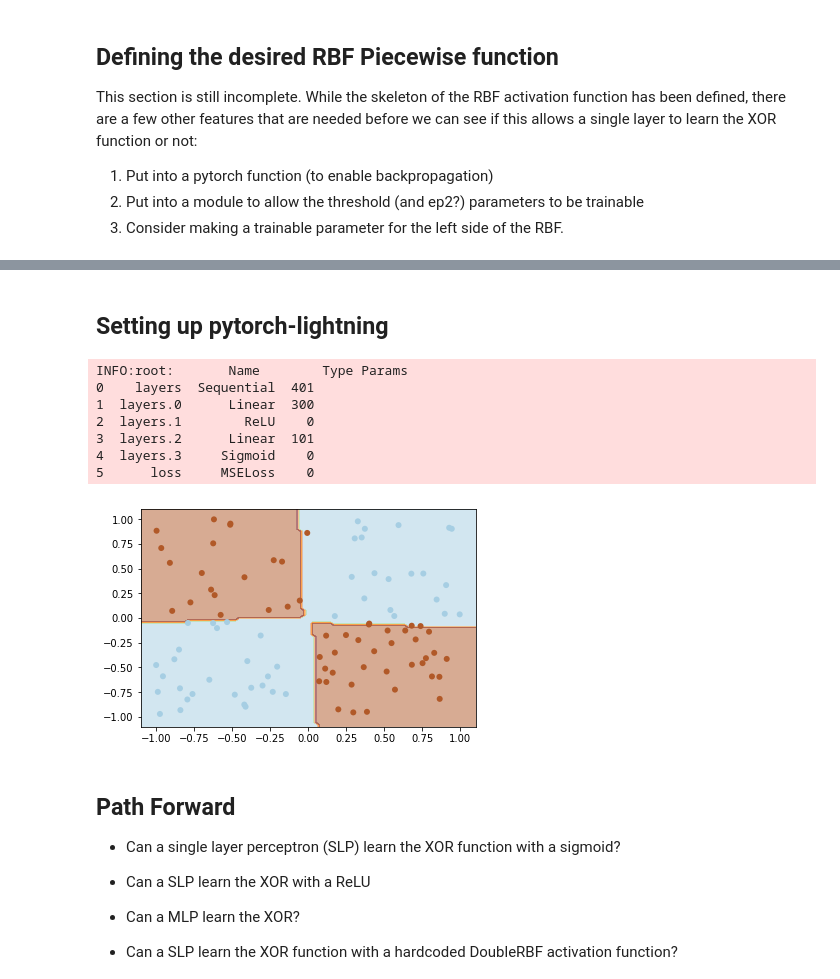
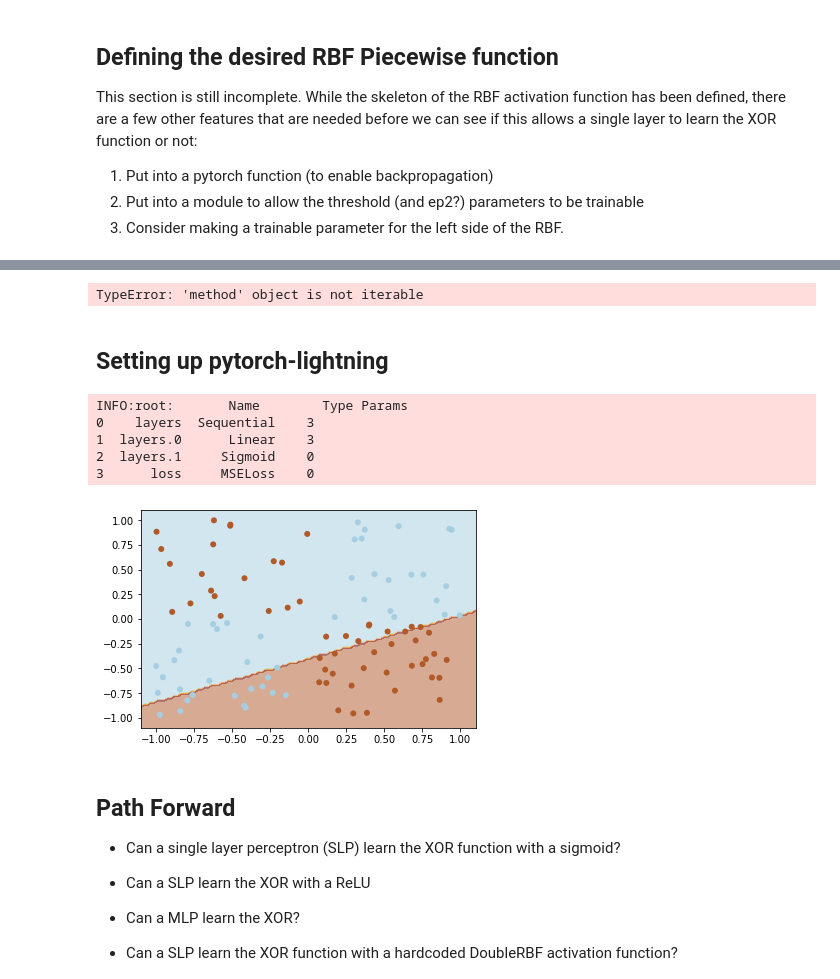
Before and after one commit to bhoov/xor-act-fn, a Jupyter notebook: notebooks/Initial RBF tests.ipynb, the cells around one changed output, grey strips where cells are left out. Drawn from its saved outputs; the diff is of its cells as text; code cells hidden in the pictures.

```diff
--- a/notebooks/Initial RBF tests.ipynb
+++ b/notebooks/Initial RBF tests.ipynb
@@ -6,0 +26,6 @@ import pytorch_lightning as pl
+# %%
+def xor(x: torch.tensor) -> torch.tensor:
+    """Given a 2D tensor x, return 1 if x[0] has different sign than x[1], otherwise return 0"""
+    assert len(x.shape) == 2, "Expects 2 dimensional tensor!"
+    assert x.shape[1] == 2, "Expect only 2 columns!"
+    return torch.eq(torch.sign(x[:,0]) * torch.sign(x[:, 1]), -1)
@@ -41,15 +120,3 @@ def xor_ap(x):
     else:
         out = rbf(x-T)
         return rbf(x-T)
-# %%
-from torch.autograd import Function
-from torch.nn import functional as F
-
-class PiecewiseRBF(Function):
-    @staticmethod
-    def forward(ctx, input, ep1, ep2):
-        return torch.exp(-(ep1 * input)**2)
-
-    @staticmethod
-    def backward(ctx, input):
-        pass
@@ -109,19 +122,0 @@ class XORDataset():
-# %%
-# Base X and Y
-X = torch.tensor([
-    [0., 0.],
-    [0., 1.],
-    [1., 0.],
-    [1., 1.]])
-Y = torch.tensor([
-    [0.],
-    [1.],
-    [1.],
-    [0.]])
-
-# Larger dataset
-ds_train = XORDataset(1000, 33)
-ds_test = XORDataset(100, 32)
-
-ds_train.plot()
-ds_test.plot()
@@ -131,2 +184,19 @@ ds_test.plot()
+# %%
+class TestCTX():
+    def __init__(self): pass
+    def save_for_backward(self, *args):
+        self.args = args
+
+    def saved_variables(self):
+        print(self.args)
+        return self.args
+
+
+ctx = TestCTX()
+ctx.save_for_backward(torch.tensor([3.]), 2, 0.1, 0.1)
+
+piecewise_rbf.backward(ctx, 3)
+# %% [output]
+TypeError: 'method' object is not iterable
 # %% [markdown]
 ## Setting up pytorch-lightning
@@ -153,7 +221,9 @@ def create_mod_list(init_dim, out_dim, hdims, activation, final_act=nn.Sigmoid()
         ind = i + 1
         mod_list += [nn.Linear(hdims[i], hdims[ind]), activation]
 
-    mod_list += [nn.Linear(hdims[-1], out_dim), final_act]
+    mod_list += [nn.Linear(hdims[-1], out_dim)]
+
+    if final_act is not None: mod_list += [final_act]
     return nn.Sequential(*mod_list)
 
 def plot_model(model, X, y):
@@ -234,7 +304,6 @@ class BaseMLP(pl.LightningModule):
         # OPTIONAL
         # can also return a list of val dataloaders
         return DataLoader(XORDataset(200, self.seed), batch_size=64, shuffle=False)
-
     @pl.data_loader
     def test_dataloader(self):
         # OPTIONAL
@@ -243,19 +314,18 @@ class BaseMLP(pl.LightningModule):
 # %%
 from pytorch_lightning import Trainer
 
-model = BaseMLP([100], nn.ReLU(), nn.Sigmoid())
+# model = BaseMLP([2], nn.ReLU(), nn.Sigmoid())
+model = BaseMLP([], PiecewiseRBF(T=0.01, rbf_at_0=1e-6, ep2=0.6), nn.Sigmoid())
 trainer = Trainer()
 trainer.fit(model)
 labels = plot_model(model, ds_test.X, ds_test.Y.flatten())
 # %% [output]
 INFO:root:       Name        Type Params
-0    layers  Sequential  401
-1  layers.0      Linear  300
-2  layers.1        ReLU    0
-3  layers.2      Linear  101
-4  layers.3     Sigmoid    0
-5      loss     MSELoss    0
+0    layers  Sequential    3
+1  layers.0      Linear    3
+2  layers.1     Sigmoid    0
+3      loss     MSELoss    0
-[figure, old version]
+[figure, new version]
 # %% [markdown]
 ## Path Forward
 
```
Also changed, not shown: parts of 17 cells of this notebook, 12 other files.
